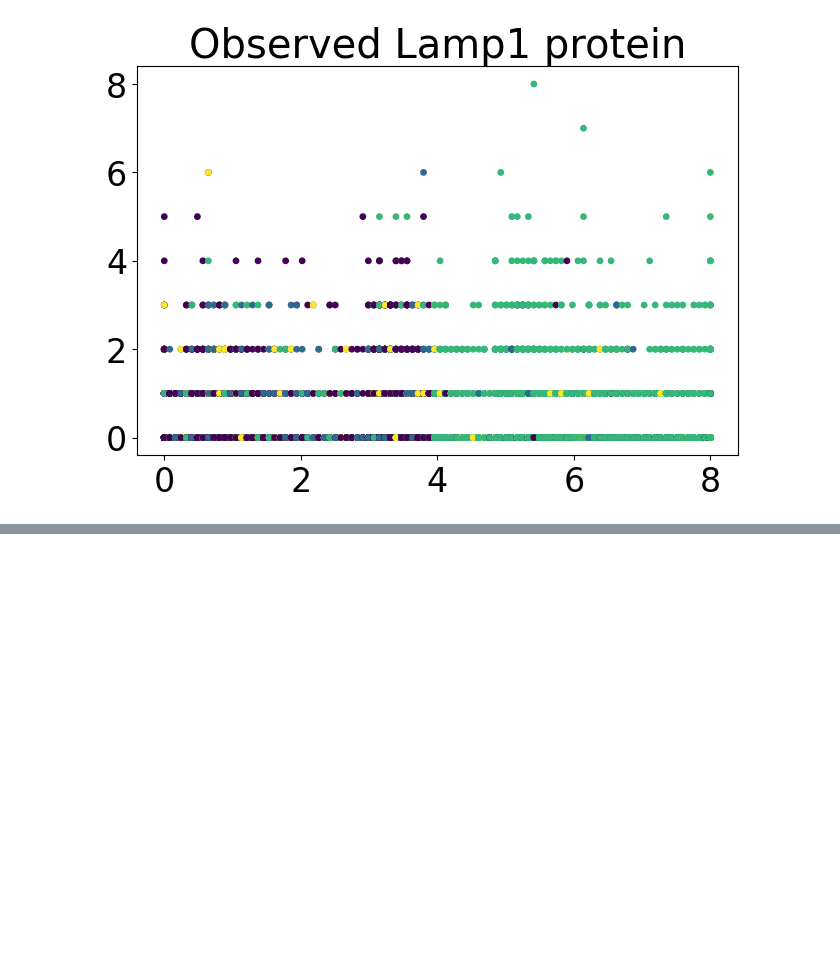
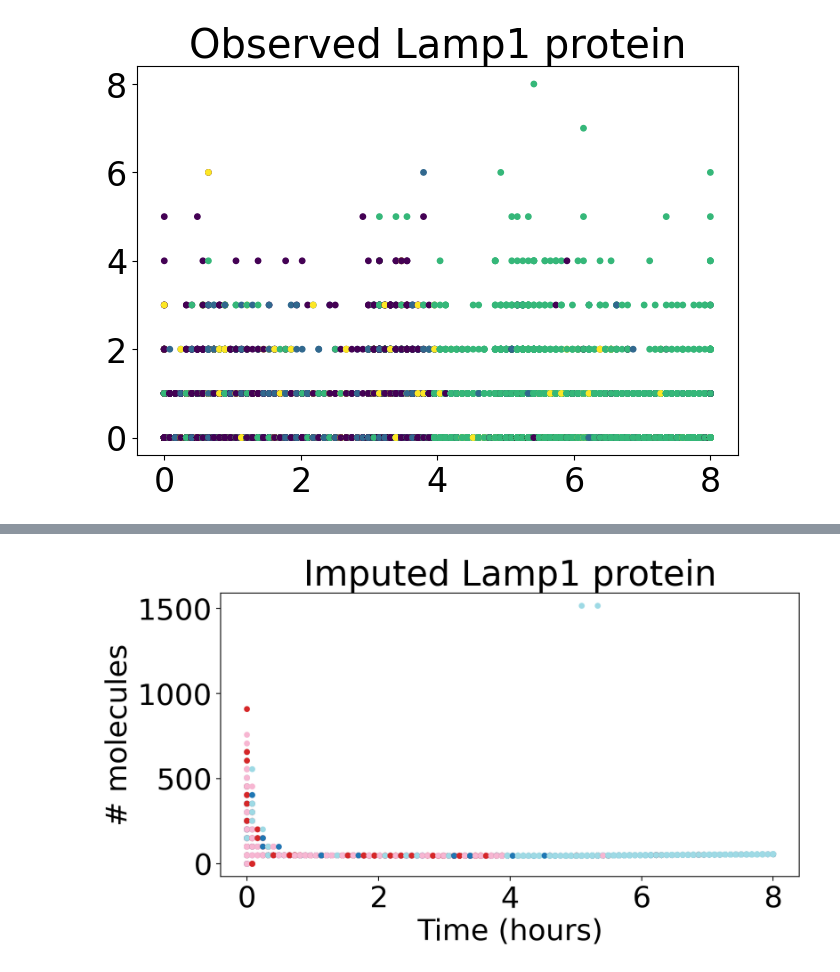
Before and after one commit to reliscu/chronocell_janssens_2025_preprint, a Jupyter notebook: 09_impute_protein_ideal.ipynb, the cells around one changed output, grey strips where cells are left out. Cells and saved outputs as stored; diff of their text form; code cells hidden in the pictures; blank space fills up the shorter version.

```diff
--- a/09_impute_protein_ideal.ipynb
+++ b/09_impute_protein_ideal.ipynb
@@ -294,0 +261,35 @@ dtype: float64
+# %%
+# Compare this to imputed protein
+
+with open(f"data/{prefix}_traj_WS.pkl", "rb") as f:
+    traj = pickle.load(f)
+
+t = traj.t
+Q = traj.Q[:, 0, :]
+
+cell_meta = pd.read_csv(f"data/{prefix}_traj_X_row_metadata.csv")
+expr_ADT_imputed = pd.read_csv(f"data/{prefix}_RNA_history_imputed_protein.csv")
+
+Q_max_idx = np.argmax(Q, axis=1) # Get index of each cell's place in time
+cell_order_idx = np.argsort(Q_max_idx) # Get ordered cells indices
+# cell_idx = expr_ADT_imputed.index[cell_order_idx] # Get names of cells ordered by time
+
+expr_ADT_imputed.index = cell_meta['Cell_ID']
+expr_ADT_imputed_ordered = expr_ADT_imputed.iloc[cell_order_idx]
+# %%
+fig, ax = plt.subplots(figsize=(8, 4.5), dpi=200)
+ax.scatter(t_per_cell, expr_ADT_imputed_ordered[gene], c=codes, cmap=cmap, s=15, alpha=1)
+
+handles = [
+    Line2D([0], [0], marker='o', linestyle='None',
+           markerfacecolor=cmap(i), markeredgecolor='none',
+           markersize=20, label=str(lbl))
+    for i, lbl in enumerate(labels)
+]
+
+ax.set_title(f"Imputed {gene} protein")
+ax.set_xlabel("Time (hours)")
+ax.set_ylabel("# molecules")
+plt.show()
+# %% [output]
+[figure, added]
```
Also changed, not shown: parts of 21 cells of this notebook, 3 other files.
